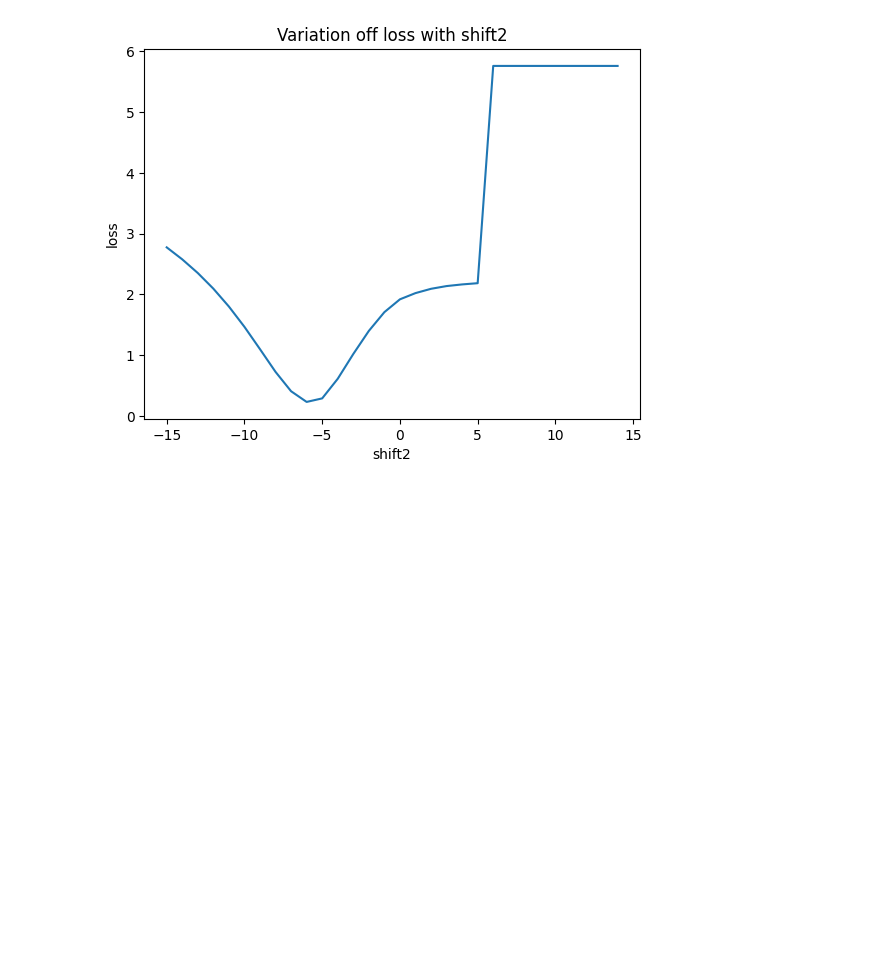
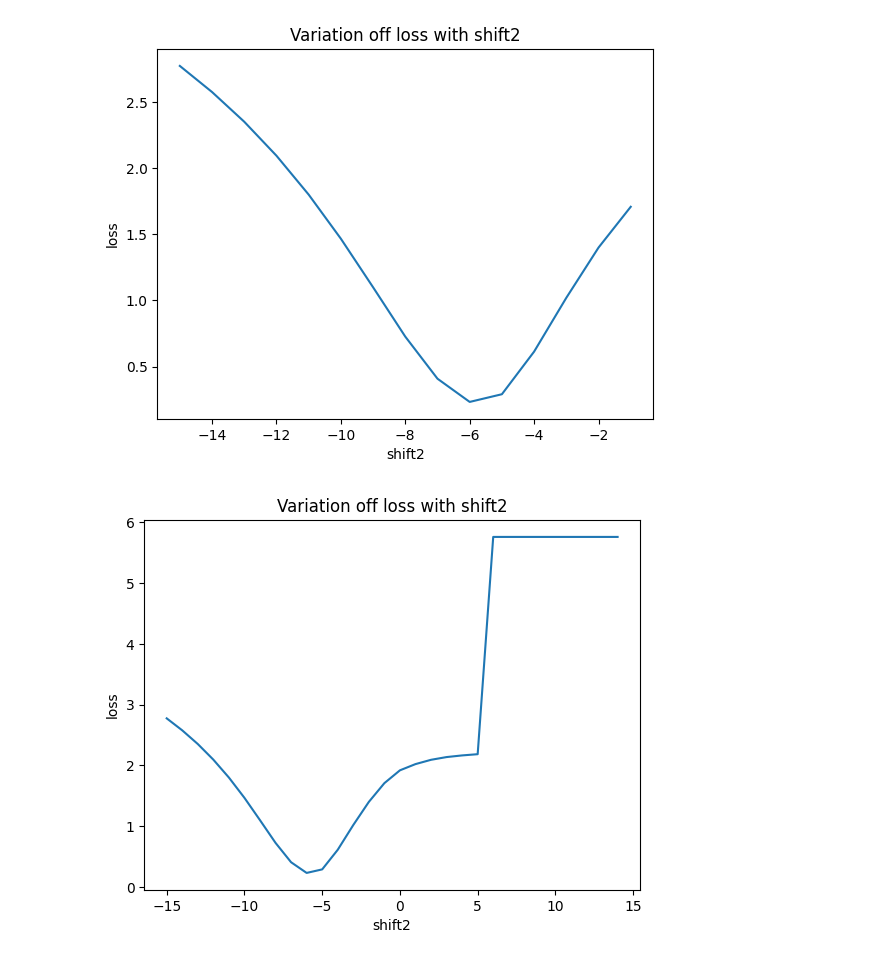
Before and after one commit to gregoirebechade/covid_internship, a Jupyter notebook: 04_exploring.ipynb, the cells around one changed output. Saved outputs shown, nothing was run; the diff lists cells and outputs as text; code cells hidden in the pictures; blank space fills up the shorter version.

```diff
--- a/04_exploring.ipynb
+++ b/04_exploring.ipynb
@@ -57,7 +57,7 @@ mob_shifted=np.concatenate((np.array([ 0 for i in range(17)]), mobility))
 mob_17_days_ahead=(np.array([mob_shifted[i-17] for i in range(17, len(mob_shifted))]))
 
 
-split = 37
+split = 25
 reach=7
 deaths_train=new_deaths[:split]
 infected_train=n_infected[:split]
@@ -145,4 +104,13 @@ and the local result is.....  2.7741839136328053
 [figure]
+# %%
+
+plt.plot([i for i in range(-15, 0)], list(mysir.all_losses.values()))
+plt.xlabel('shift2')
+plt.ylabel('loss')
+plt.title('Variation off loss with shift2')
+plt.show()
+# %% [output]
+[figure, added]
 # %%
 
 
```
Also changed, not shown: parts of 9 cells of this notebook.
